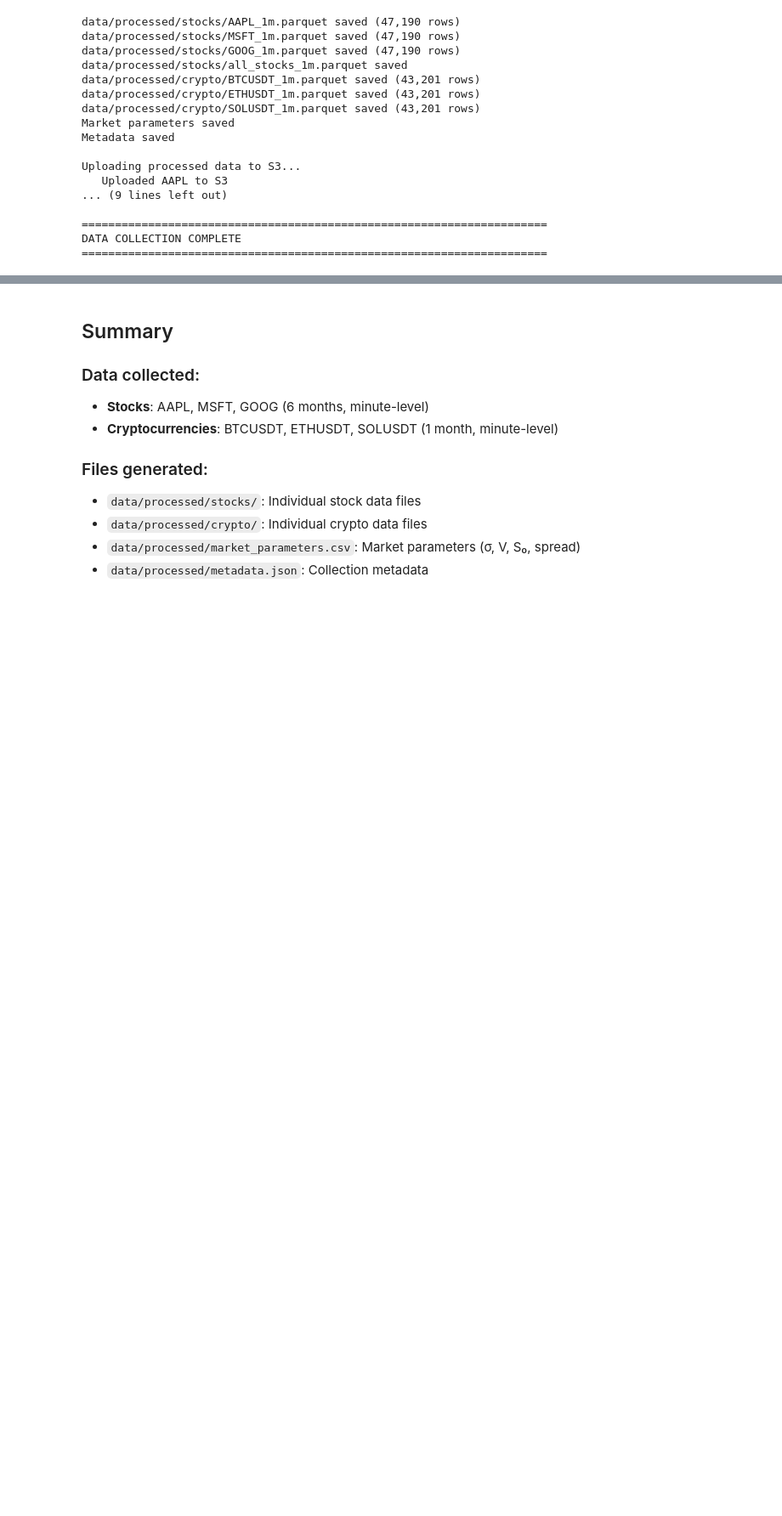
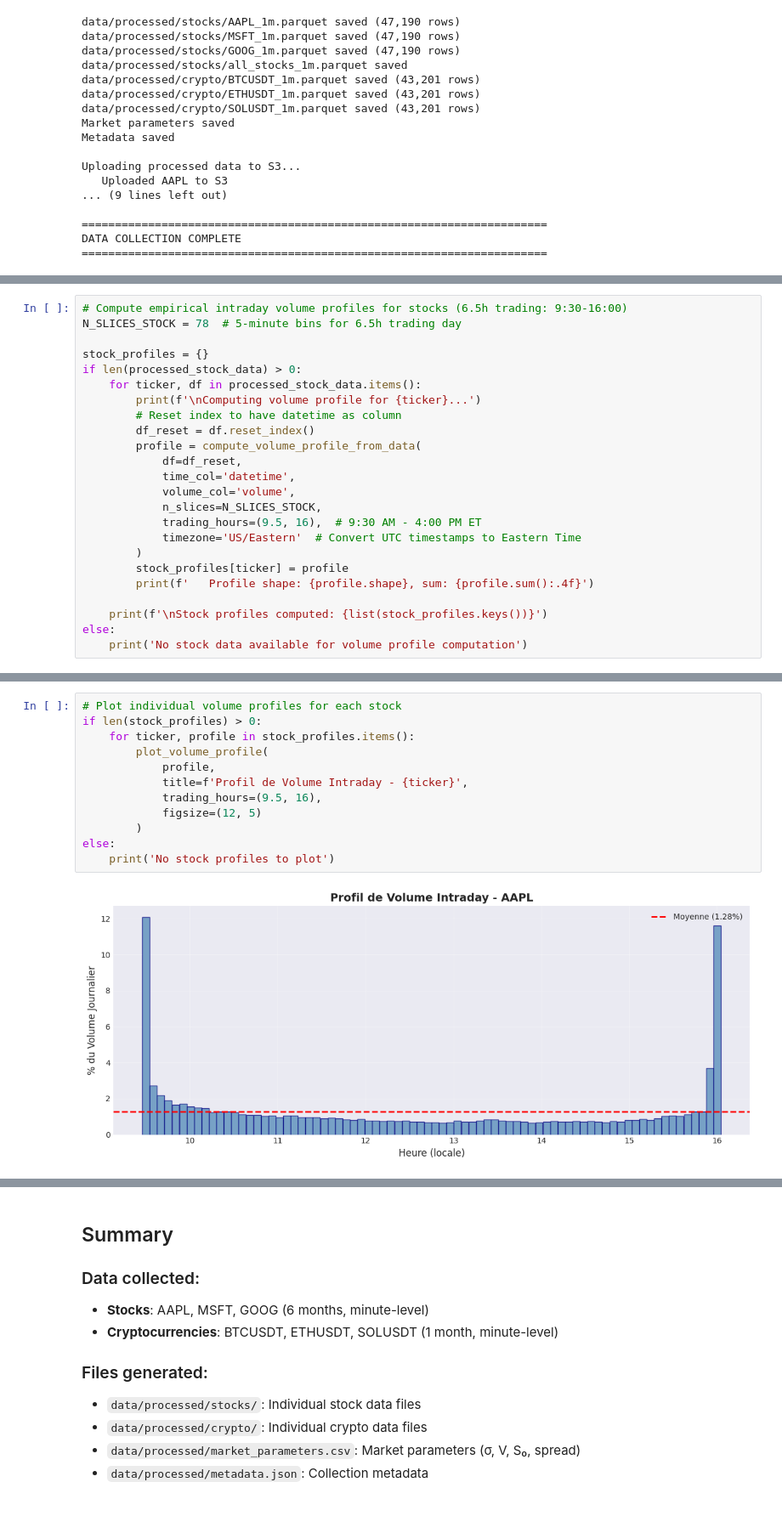
Before and after one commit to gregouzeee/market-impact-models, a Jupyter notebook: notebooks/01_data_collection.ipynb, the cells around one changed output, grey strips where cells are left out. Shown at 85% size. Cells and saved outputs as stored; diff of their text form; blank space fills up the shorter version.

```diff
--- a/notebooks/01_data_collection.ipynb
+++ b/notebooks/01_data_collection.ipynb
@@ -669,0 +737,24 @@ DATA COLLECTION COMPLETE
+# %%
+# Compute empirical intraday volume profiles for stocks (6.5h trading: 9:30-16:00)
+N_SLICES_STOCK = 78  # 5-minute bins for 6.5h trading day
+
+stock_profiles = {}
+if len(processed_stock_data) > 0:
+    for ticker, df in processed_stock_data.items():
+        print(f'\nComputing volume profile for {ticker}...')
+        # Reset index to have datetime as column
+        df_reset = df.reset_index()
+        profile = compute_volume_profile_from_data(
+            df=df_reset,
+            time_col='datetime',
+            volume_col='volume',
+            n_slices=N_SLICES_STOCK,
+            trading_hours=(9.5, 16),  # 9:30 AM - 4:00 PM ET
+            timezone='US/Eastern'  # Convert UTC timestamps to Eastern Time
+        )
+        stock_profiles[ticker] = profile
+        print(f'   Profile shape: {profile.shape}, sum: {profile.sum():.4f}')
+
+    print(f'\nStock profiles computed: {list(stock_profiles.keys())}')
+else:
+    print('No stock data available for volume profile computation')
@@ -669,0 +772,14 @@ DATA COLLECTION COMPLETE
+# %%
+# Plot individual volume profiles for each stock
+if len(stock_profiles) > 0:
+    for ticker, profile in stock_profiles.items():
+        plot_volume_profile(
+            profile,
+            title=f'Profil de Volume Intraday - {ticker}',
+            trading_hours=(9.5, 16),
+            figsize=(12, 5)
+        )
+else:
+    print('No stock profiles to plot')
+# %% [output]
+[figure, added]
```
Also changed, not shown: parts of 8 cells of this notebook, 3 other files.
